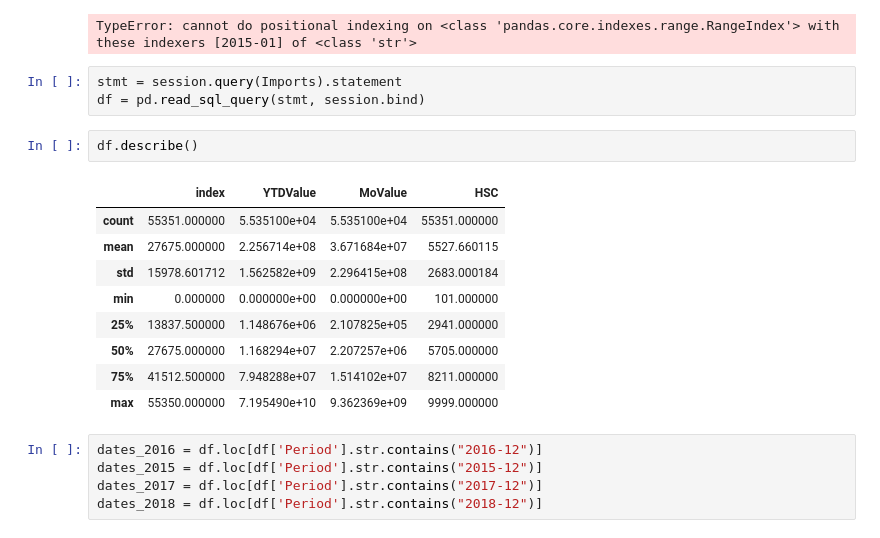
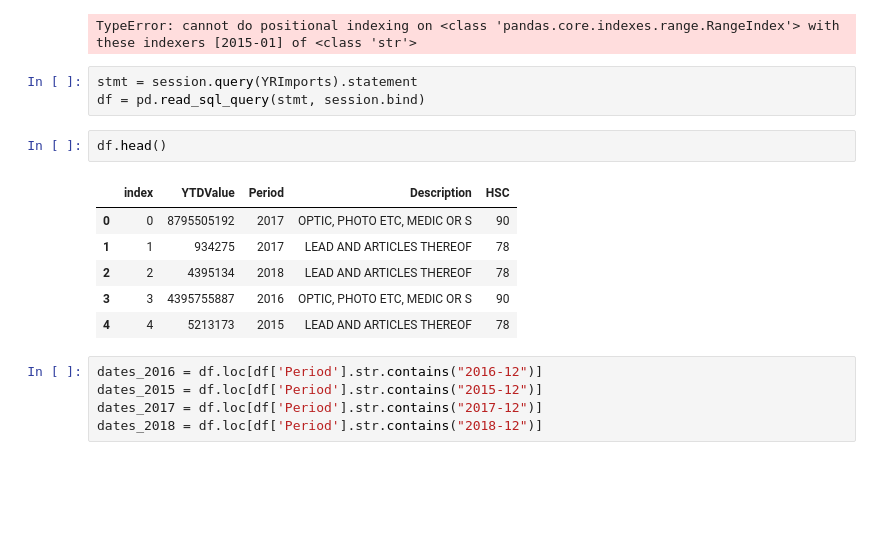
Before and after one commit to Sailendra-Mahapatra/Project2, a Jupyter notebook: Alex's Workbook/workbook.ipynb, the cells around one changed output. Saved outputs shown, nothing was run; the diff lists cells and outputs as text; blank space fills up the shorter version.

```diff
--- a/Alex's Workbook/workbook.ipynb
+++ b/Alex's Workbook/workbook.ipynb
@@ -542,20 +526,17 @@ df.iloc["2015-01"]
 # %% [output]
 TypeError: cannot do positional indexing on <class 'pandas.core.indexes.range.RangeIndex'> with these indexers [2015-01] of <class 'str'>
 # %%
-stmt = session.query(Imports).statement
+stmt = session.query(YRImports).statement
 df = pd.read_sql_query(stmt, session.bind)
 # %%
-df.describe()
+df.head()
 # %% [output]
-|  | index | YTDValue | MoValue | HSC |
-| count | 55351.000000 | 5.535100e+04 | 5.535100e+04 | 55351.000000 |
-| mean | 27675.000000 | 2.256714e+08 | 3.671684e+07 | 5527.660115 |
-| std | 15978.601712 | 1.562582e+09 | 2.296415e+08 | 2683.000184 |
-| min | 0.000000 | 0.000000e+00 | 0.000000e+00 | 101.000000 |
-| 25% | 13837.500000 | 1.148676e+06 | 2.107825e+05 | 2941.000000 |
-| 50% | 27675.000000 | 1.168294e+07 | 2.207257e+06 | 5705.000000 |
-| 75% | 41512.500000 | 7.948288e+07 | 1.514102e+07 | 8211.000000 |
-| max | 55350.000000 | 7.195490e+10 | 9.362369e+09 | 9999.000000 |
+|  | index | YTDValue | Period | Description | HSC |
+| 0 | 0 | 8795505192 | 2017 | OPTIC, PHOTO ETC, MEDIC OR S | 90 |
+| 1 | 1 | 934275 | 2017 | LEAD AND ARTICLES THEREOF | 78 |
+| 2 | 2 | 4395134 | 2018 | LEAD AND ARTICLES THEREOF | 78 |
+| 3 | 3 | 4395755887 | 2016 | OPTIC, PHOTO ETC, MEDIC OR S | 90 |
+| 4 | 4 | 5213173 | 2015 | LEAD AND ARTICLES THEREOF | 78 |
 # %%
 dates_2016 = df.loc[df['Period'].str.contains("2016-12")]
 dates_2015 = df.loc[df['Period'].str.contains("2015-12")]
```
Also changed, not shown: parts of 23 cells of this notebook, 6 other files.
